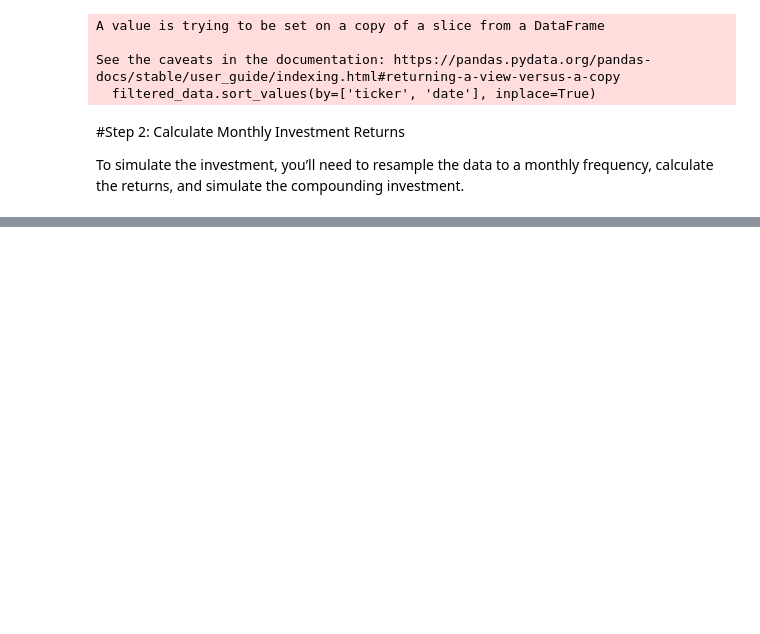
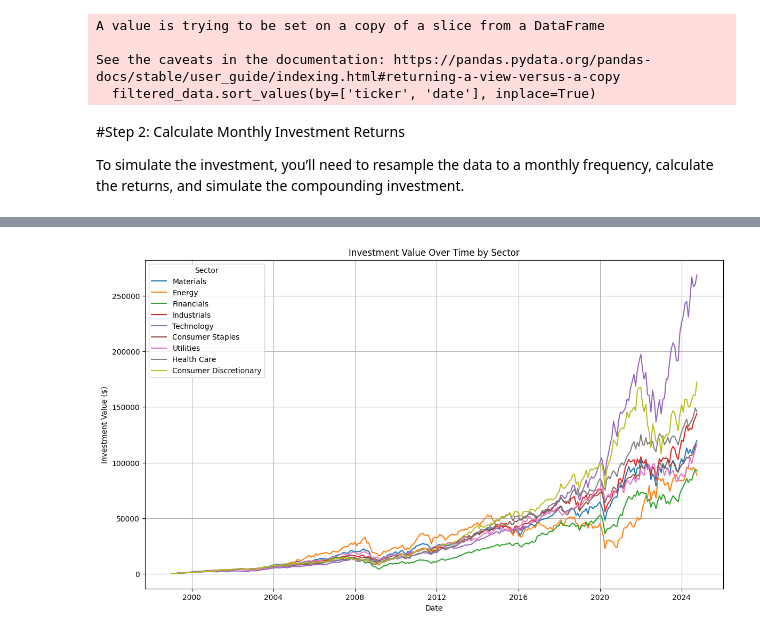
Before and after one commit to stonewallmhk/QuantMindi, a Jupyter notebook: SP500_Sector_Analysis.ipynb, the cells around one changed output, grey strips where cells are left out. Drawn from its saved outputs; the diff is of its cells as text; code cells hidden in the pictures; blank space fills up the shorter version.

```diff
--- a/SP500_Sector_Analysis.ipynb
+++ b/SP500_Sector_Analysis.ipynb
@@ -517,0 +203,6 @@ IndexingError: Too many indexers
+# %%
+# Calculate the number of shares bought each month
+monthly_data = monthly_data.reset_index()
+monthly_data['shares_bought'] = 100 / monthly_data['close']
+monthly_data.set_index(['ticker','date'], inplace=True)
+monthly_data.info()
@@ -517,0 +220,5 @@ IndexingError: Too many indexers
+# %%
+# Calculate cumulative shares bought by each ticker
+monthly_data['cumulative_shares'] = monthly_data.groupby('ticker')['shares_bought'].cumsum()
+print(monthly_data.info())
+print(monthly_data.head())
@@ -517,0 +245,4 @@ IndexingError: Too many indexers
+# %%
+monthly_data['investment_value'] = monthly_data['cumulative_shares'] * monthly_data['close']
+print(monthly_data.info())
+print(monthly_data.head())
@@ -517,0 +270,21 @@ IndexingError: Too many indexers
+# %%
+# Reset index for easier plotting
+plot_data = monthly_data.reset_index()
+
+# Pivot the data for easy plotting
+pivot_data = plot_data.pivot(index='date', columns='ticker', values='investment_value')
+
+# Plotting
+plt.figure(figsize=(14, 8))
+
+for column in pivot_data.columns:
+    plt.plot(pivot_data.index, pivot_data[column], label=tickers_names.get(column, "Unknown"))
+
+plt.title('Investment Value Over Time by Sector')
+plt.xlabel('Date')
+plt.ylabel('Investment Value ($)')
+plt.legend(title='Sector')
+plt.grid(True)
+plt.show()
+# %% [output]
+[figure, added]
```
Also changed, not shown: parts of 36 cells of this notebook.
